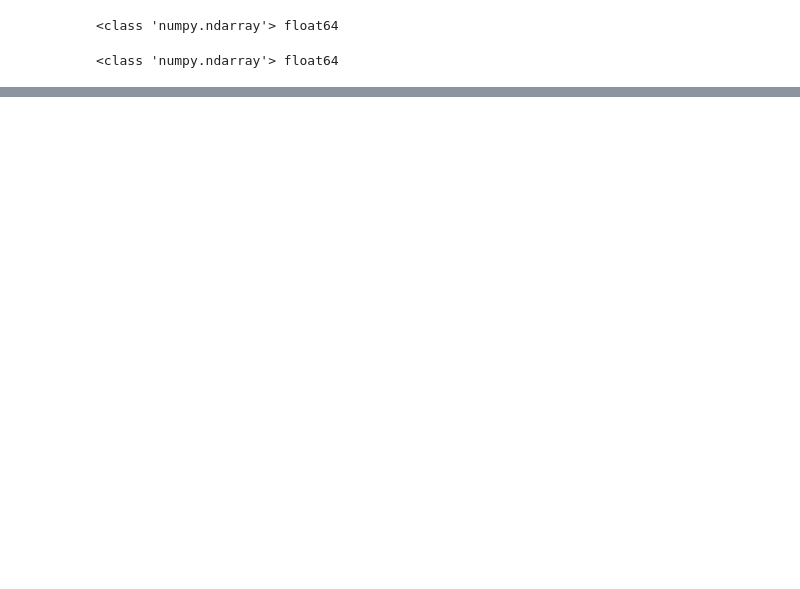
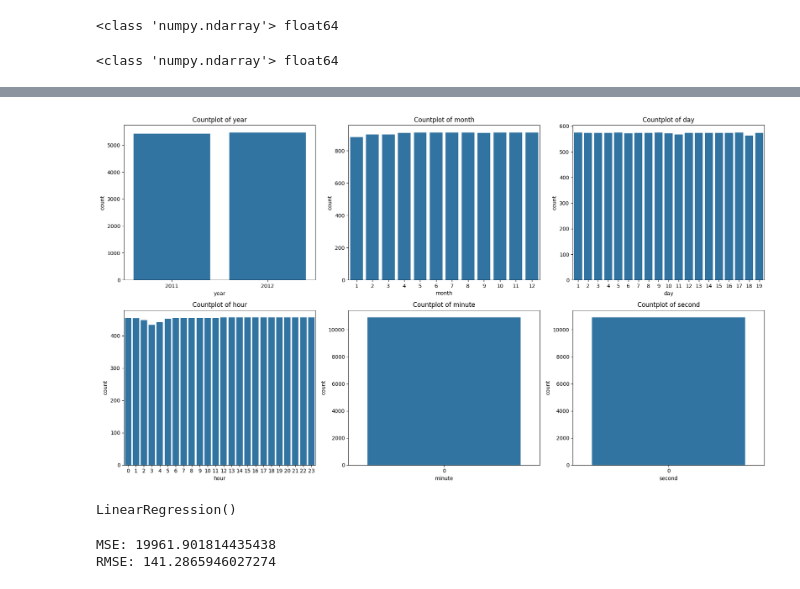
Before and after one commit to kritik-sowieso/AIFFEL_quest_rs, a Jupyter notebook: Exploration/Ex01/Ex01.ipynb, the cells around one changed output, grey strips where cells are left out. Saved outputs shown, nothing was run; the diff lists cells and outputs as text; code cells hidden in the pictures; blank space fills up the shorter version.

Commit message:
Add Exploration Ex01 linear regression project

```diff
--- a/Exploration/Ex01/Ex01.ipynb
+++ b/Exploration/Ex01/Ex01.ipynb
@@ -359,9 +2,0 @@ dtype: float64
-# %%
-# 5. 상관관계 절댓값 기준 Top 9 feature 선택
-
-f = 9
-
-selected_features = target_corr.head(f).index.tolist()
-
-print(f"Selected Top {f} features:")
-print(selected_features)
@@ -1598,0 +163,7 @@ display(coef_df)
+# %%
+import pandas as pd
+
+train = pd.read_csv(f"{path}/train.csv")
+test = pd.read_csv(f"{path}/test.csv")
+
+train.head()
@@ -1598,0 +177,10 @@ display(coef_df)
+# %%
+train['datetime'] = pd.to_datetime(train['datetime'])
+train['year'] = train['datetime'].dt.year
+train['month'] = train['datetime'].dt.month
+train['day'] = train['datetime'].dt.day
+train['hour'] = train['datetime'].dt.hour
+train['minute'] = train['datetime'].dt.minute
+train['second'] = train['datetime'].dt.second
+
+train.info()
@@ -1598,0 +205,13 @@ display(coef_df)
+# %%
+import matplotlib.pyplot as plt
+import seaborn as sns
+
+fig, axs = plt.subplots(2, 3, figsize=(18, 10))
+cols = ['year', 'month', 'day', 'hour', 'minute', 'second']
+for ax, col in zip(axs.flatten(), cols):
+    sns.countplot(x=col, data=train, ax=ax)
+    ax.set_title(f'Countplot of {col}')
+plt.tight_layout()
+plt.show()
+# %% [output]
+[figure, added]
@@ -1598,0 +227,19 @@ display(coef_df)
+# %%
+from sklearn.linear_model import LinearRegression
+
+model = LinearRegression()
+model.fit(X_train, y_train)
+# %% [output]
+LinearRegression()
+# %%
+from sklearn.metrics import mean_squared_error
+import numpy as np
+
+y_pred = model.predict(X_test)
+mse = mean_squared_error(y_test, y_pred)
+rmse = np.sqrt(mse)
+print("MSE:", mse)
+print("RMSE:", rmse)
+# %% [output]
+MSE: 19961.901814435438
+RMSE: 141.2865946027274
```
Also changed, not shown: parts of 111 cells of this notebook.
